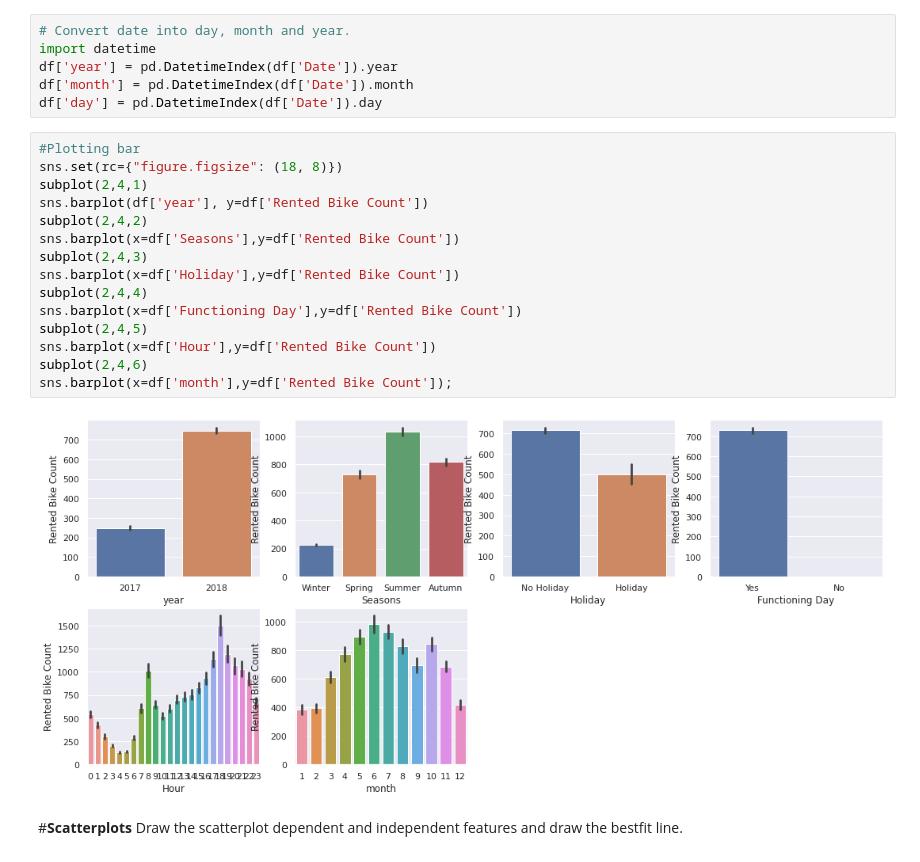
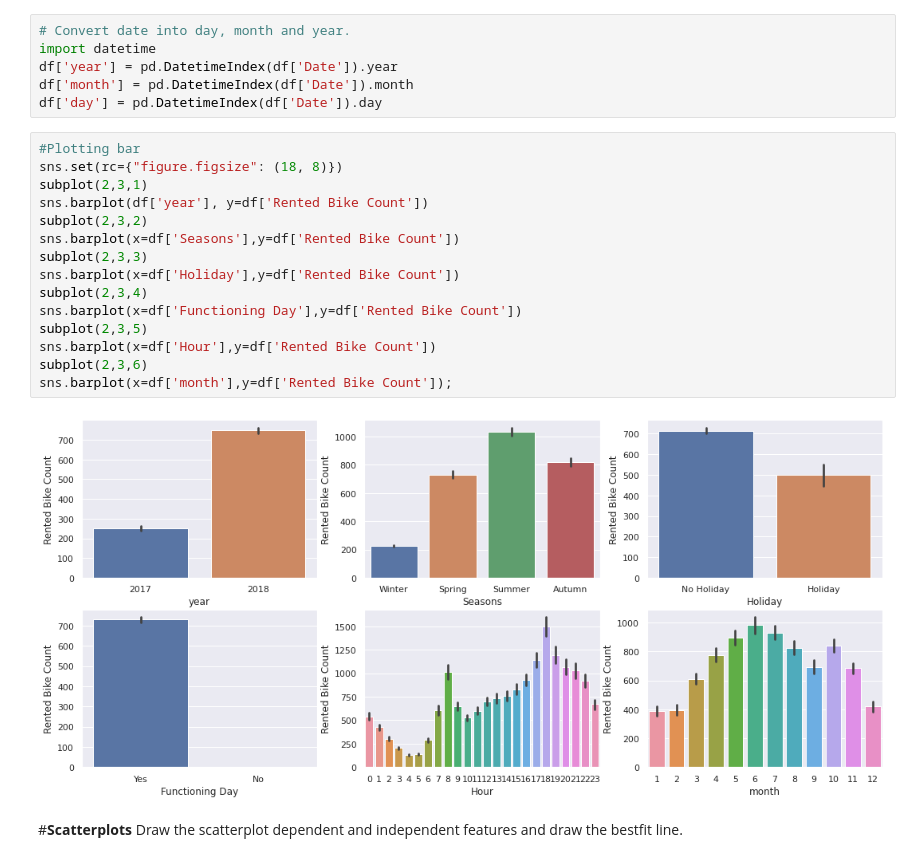
Before and after one commit to handetushar/Bike-Sharing-Demand-Prediction, a Jupyter notebook: Bike_Sharing_Demand_Prediction_Capstone_Project.ipynb, the cells around one changed output. Drawn from its saved outputs; the diff is of its cells as text.

```diff
--- a/Bike_Sharing_Demand_Prediction_Capstone_Project.ipynb
+++ b/Bike_Sharing_Demand_Prediction_Capstone_Project.ipynb
@@ -448,20 +441,20 @@ df['day'] = pd.DatetimeIndex(df['Date']).day
 # %%
 #Plotting bar
 sns.set(rc={"figure.figsize": (18, 8)})
-subplot(2,4,1)
+subplot(2,3,1)
 sns.barplot(df['year'], y=df['Rented Bike Count'])
-subplot(2,4,2)
+subplot(2,3,2)
 sns.barplot(x=df['Seasons'],y=df['Rented Bike Count'])
-subplot(2,4,3)
+subplot(2,3,3)
 sns.barplot(x=df['Holiday'],y=df['Rented Bike Count'])
-subplot(2,4,4)
+subplot(2,3,4)
 sns.barplot(x=df['Functioning Day'],y=df['Rented Bike Count'])
-subplot(2,4,5)
+subplot(2,3,5)
 sns.barplot(x=df['Hour'],y=df['Rented Bike Count'])
-subplot(2,4,6)
+subplot(2,3,6)
 sns.barplot(x=df['month'],y=df['Rented Bike Count']);
 # %% [output]
-[figure, old version]
+[figure, new version]
 # %% [markdown]
 #**Scatterplots**
 Draw the scatterplot dependent and independent features and draw the bestfit line.
```
Also changed, not shown: parts of 49 cells of this notebook.
